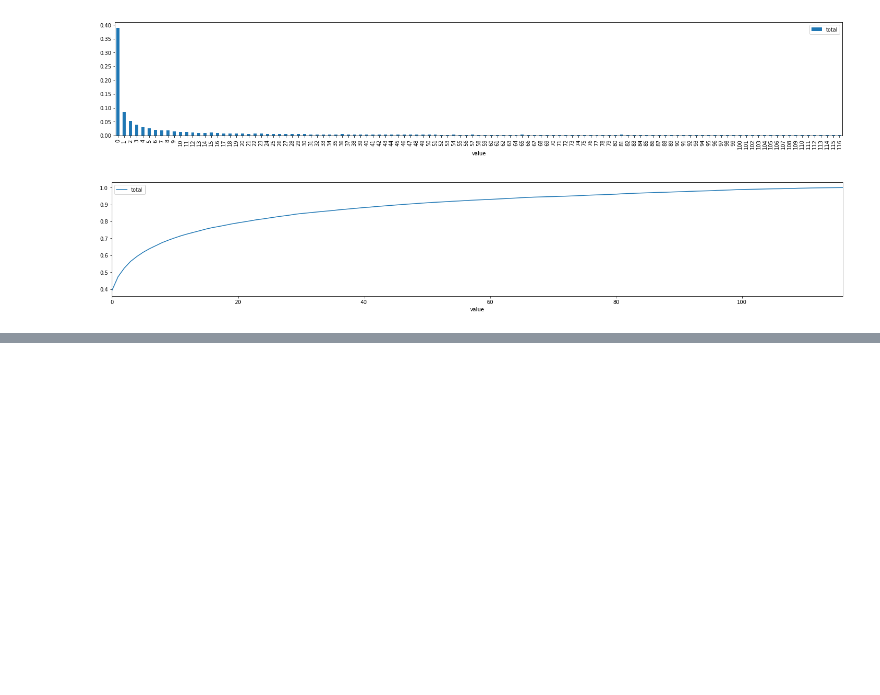
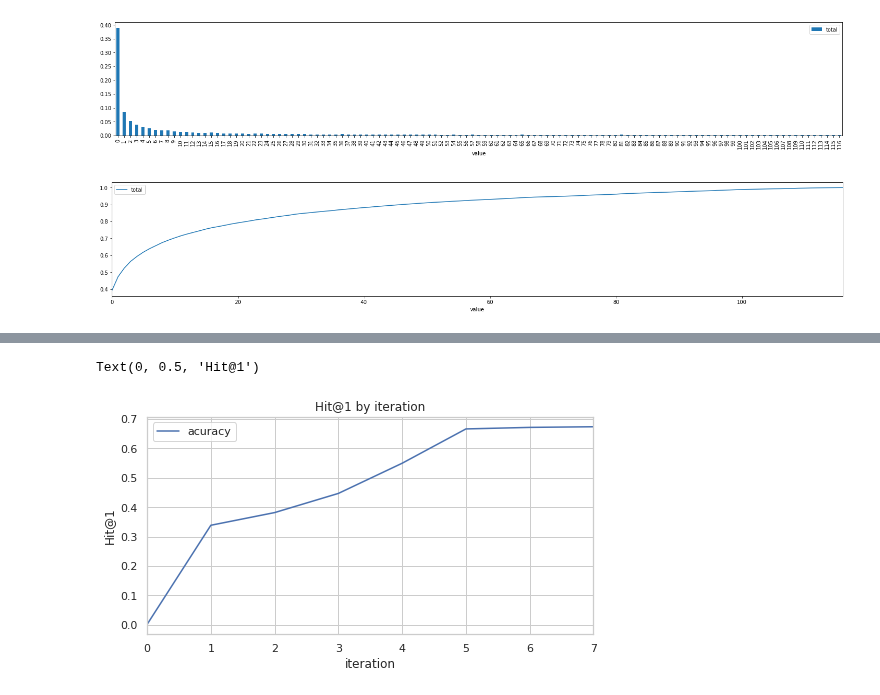
Before and after one commit to SrMouraSilva/RBM, a Jupyter notebook: experiments/notebooks/Inspect Logistic Regression.ipynb, the cells around one changed output, grey strips where cells are left out. Cells and saved outputs as stored; diff of their text form; code cells hidden in the pictures; blank space fills up the shorter version.

```diff
--- a/experiments/notebooks/Inspect Logistic Regression.ipynb
+++ b/experiments/notebooks/Inspect Logistic Regression.ipynb
@@ -84,0 +125,27 @@ dtype: float64
+# %%
+iters = list(range(8))
+
+y_expecteds_list = []
+y_predicts_list = []
+for i in iters:
+    y_expected, y_predicts = train(LogisticRegression, {'max_iter': i}, data, split_with_one_hot_encoding_function(117))
+
+    y_expecteds_list.append(y_expected)
+    y_predicts_list.append(y_predicts)
+# %%
+import seaborn as sns
+sns.set_style("whitegrid")
+
+acuracy = []
+for n_iterations, y_predicts in zip(iters, y_predicts_list):
+    y_predicts_train = [y['train'] for y in y_predicts]
+    positions = pd.DataFrame(np.concatenate(np.concatenate(y_predicts_train)), columns=['value'])
+    positions['total'] = 1
+    total = positions.groupby('value').count()
+
+    acuracy.append((total.iloc[0] / total.sum()).values[0])
+
+pd.DataFrame({'iteration': iters, 'acuracy': acuracy}).plot(x='iteration', figsize=(8,4), title='Hit@1 by iteration').set_ylabel('Hit@1')
+# %% [output]
+Text(0, 0.5, 'Hit@1')
+[figure, added]
```
Also changed, not shown: parts of 8 cells of this notebook, 5 other files.
